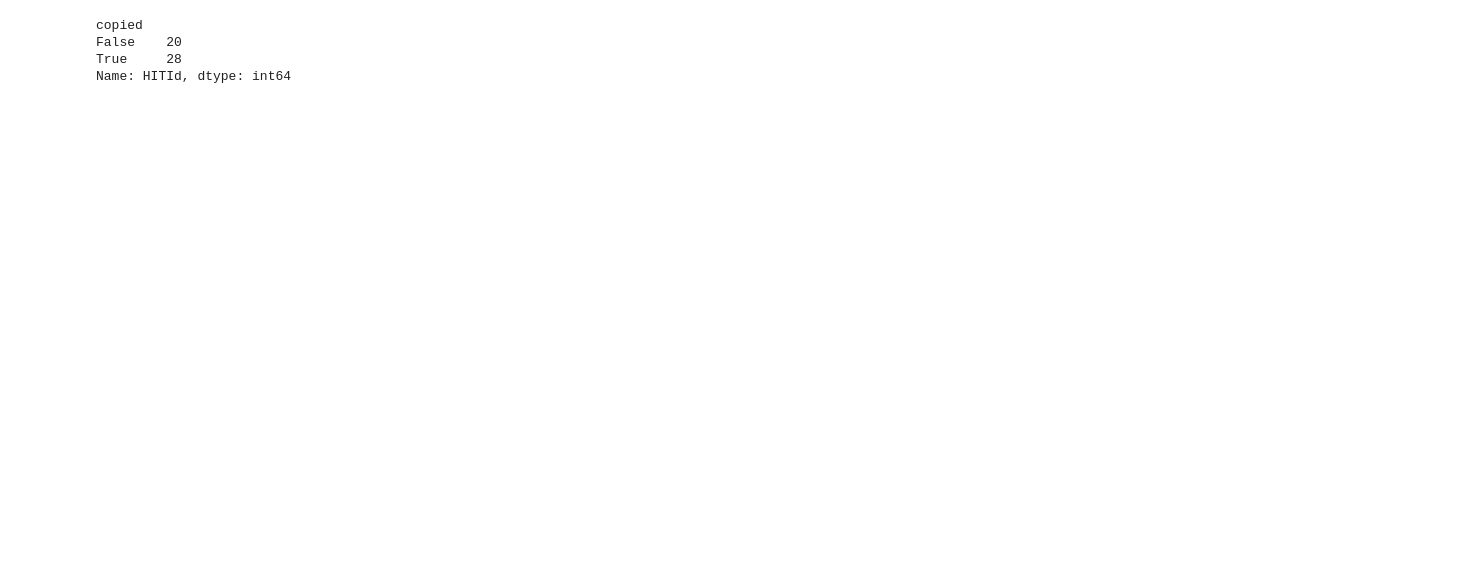
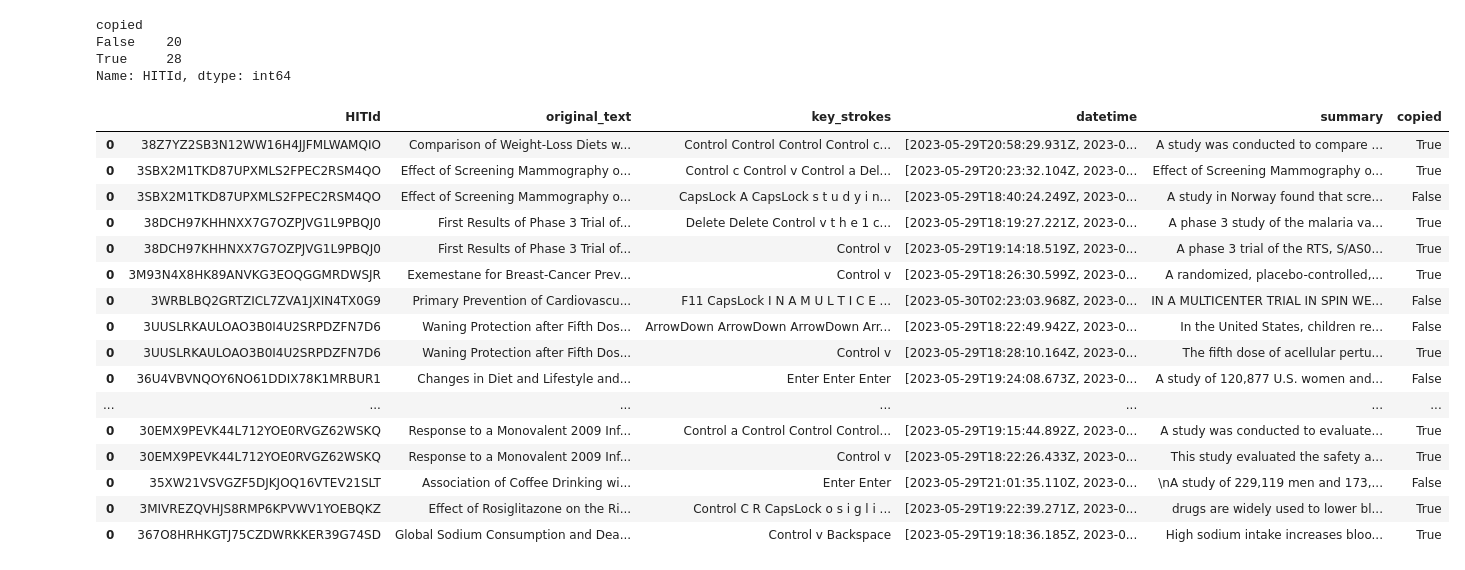
Before and after one commit to epfl-dlab/GPTurk, a Jupyter notebook: src/0_exploration.ipynb, the cells around one changed output. Drawn from its saved outputs; the diff is of its cells as text; code cells hidden in the pictures; blank space fills up the shorter version.

```diff
--- a/src/0_exploration.ipynb
+++ b/src/0_exploration.ipynb
@@ -57,0 +58,20 @@ ex = eval(example)
+# %%
+responses[responses["summary"].str.contains("A ")]
+# %% [output]
+|  | HITId | original_text | key_strokes | datetime | summary | copied |
+| 0 | 38Z7YZ2SB3N12WW16H4JJFMLWAMQIO | Comparison of Weight-Loss Diets w... | Control Control Control Control c... | [2023-05-29T20:58:29.931Z, 2023-0... | A study was conducted to compare ... | True |
+| 0 | 3SBX2M1TKD87UPXMLS2FPEC2RSM4QO | Effect of Screening Mammography o... | Control c Control v Control a Del... | [2023-05-29T20:23:32.104Z, 2023-0... | Effect of Screening Mammography o... | True |
+| 0 | 3SBX2M1TKD87UPXMLS2FPEC2RSM4QO | Effect of Screening Mammography o... | CapsLock A CapsLock s t u d y i n... | [2023-05-29T18:40:24.249Z, 2023-0... | A study in Norway found that scre... | False |
+| 0 | 38DCH97KHHNXX7G7OZPJVG1L9PBQJ0 | First Results of Phase 3 Trial of... | Delete Delete Control v t h e 1 c... | [2023-05-29T18:19:27.221Z, 2023-0... | A phase 3 study of the malaria va... | True |
+| 0 | 38DCH97KHHNXX7G7OZPJVG1L9PBQJ0 | First Results of Phase 3 Trial of... | Control v | [2023-05-29T19:14:18.519Z, 2023-0... | A phase 3 trial of the RTS, S/AS0... | True |
+| 0 | 3M93N4X8HK89ANVKG3EOQGGMRDWSJR | Exemestane for Breast-Cancer Prev... | Control v | [2023-05-29T18:26:30.599Z, 2023-0... | A randomized, placebo-controlled,... | True |
+| 0 | 3WRBLBQ2GRTZICL7ZVA1JXIN4TX0G9 | Primary Prevention of Cardiovascu... | F11 CapsLock I N A M U L T I C E ... | [2023-05-30T02:23:03.968Z, 2023-0... | IN A MULTICENTER TRIAL IN SPIN WE... | False |
+| 0 | 3UUSLRKAULOAO3B0I4U2SRPDZFN7D6 | Waning Protection after Fifth Dos... | ArrowDown ArrowDown ArrowDown Arr... | [2023-05-29T18:22:49.942Z, 2023-0... | In the United States, children re... | False |
+| 0 | 3UUSLRKAULOAO3B0I4U2SRPDZFN7D6 | Waning Protection after Fifth Dos... | Control v | [2023-05-29T18:28:10.164Z, 2023-0... | The fifth dose of acellular pertu... | True |
+| 0 | 36U4VBVNQOY6NO61DDIX78K1MRBUR1 | Changes in Diet and Lifestyle and... | Enter Enter Enter | [2023-05-29T19:24:08.673Z, 2023-0... | A study of 120,877 U.S. women and... | False |
+| ... | ... | ... | ... | ... | ... | ... |
+| 0 | 30EMX9PEVK44L712YOE0RVGZ62WSKQ | Response to a Monovalent 2009 Inf... | Control a Control Control Control... | [2023-05-29T19:15:44.892Z, 2023-0... | A study was conducted to evaluate... | True |
+| 0 | 30EMX9PEVK44L712YOE0RVGZ62WSKQ | Response to a Monovalent 2009 Inf... | Control v | [2023-05-29T18:22:26.433Z, 2023-0... | This study evaluated the safety a... | True |
+| 0 | 35XW21VSVGZF5DJKJOQ16VTEV21SLT | Association of Coffee Drinking wi... | Enter Enter | [2023-05-29T21:01:35.110Z, 2023-0... | \nA study of 229,119 men and 173,... | False |
+| 0 | 3MIVREZQVHJS8RMP6KPVWV1YOEBQKZ | Effect of Rosiglitazone on the Ri... | Control C R CapsLock o s i g l i ... | [2023-05-29T19:22:39.271Z, 2023-0... | drugs are widely used to lower bl... | True |
+| 0 | 367O8HRHKGTJ75CZDWRKKER39G74SD | Global Sodium Consumption and Dea... | Control v Backspace | [2023-05-29T19:18:36.185Z, 2023-0... | High sodium intake increases bloo... | True |
```
Also changed, not shown: parts of 13 cells of this notebook, 6 other files.
